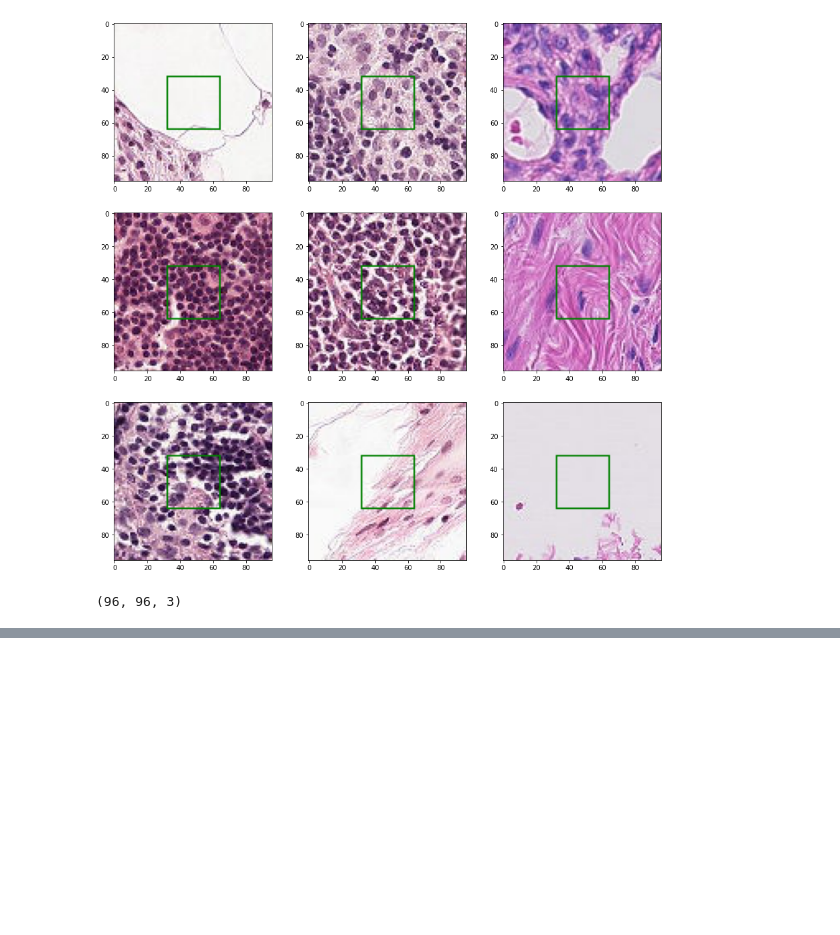
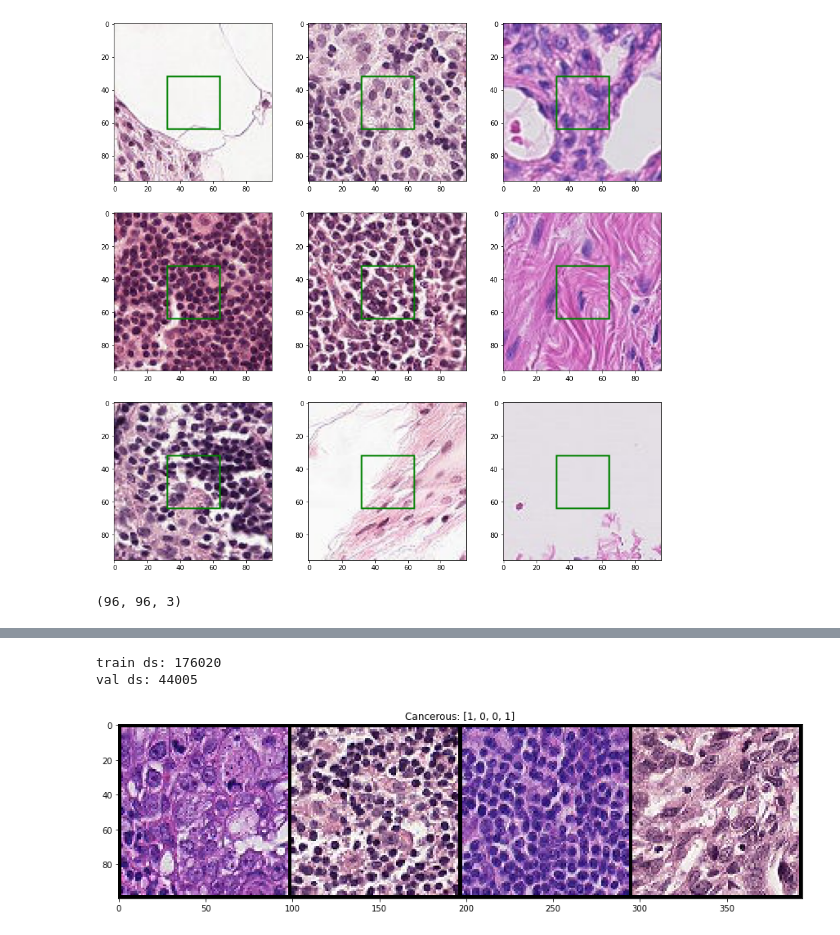
Before and after one commit to billbai0102/DeepLearning, a Jupyter notebook: Histopathologic Cancer Detection/cancerdetection.ipynb, the cells around one changed output, grey strips where cells are left out. Cells and saved outputs as stored; diff of their text form; code cells hidden in the pictures; blank space fills up the shorter version.

```diff
--- a/Histopathologic Cancer Detection/cancerdetection.ipynb
+++ b/Histopathologic Cancer Detection/cancerdetection.ipynb
@@ -95,0 +143,24 @@ class CancerDataset(Dataset):
+# %%
+train_dataset, val_dataset = random_split(dataset, [int(0.8 * len(dataset)), int(0.2 * len(dataset))])
+# %%
+print(f'train ds: {len(train_dataset)}')
+print(f'val ds: {len(val_dataset)}')
+# %% [output]
+train ds: 176020
+val ds: 44005
+# %%
+def show_img(img, labels):
+    img = img.numpy()
+    img = img.transpose(1, 2, 0)
+    plt.imshow(img, interpolation='nearest')
+    plt.title(f'Cancerous: {labels}')
+
+rand_i = np.random.randint(0, len(train_dataset), 4)
+imgs = [train_dataset[i][0] for i in rand_i]
+labels = [train_dataset[i][1] for i in rand_i]
+
+imgs = utils.make_grid(imgs, nrow=4)
+plt.rcParams['figure.figsize'] = (15.0, 5)
+show_img(imgs, labels)
+# %% [output]
+[figure, added]
```
Also changed, not shown: parts of 8 cells of this notebook.
